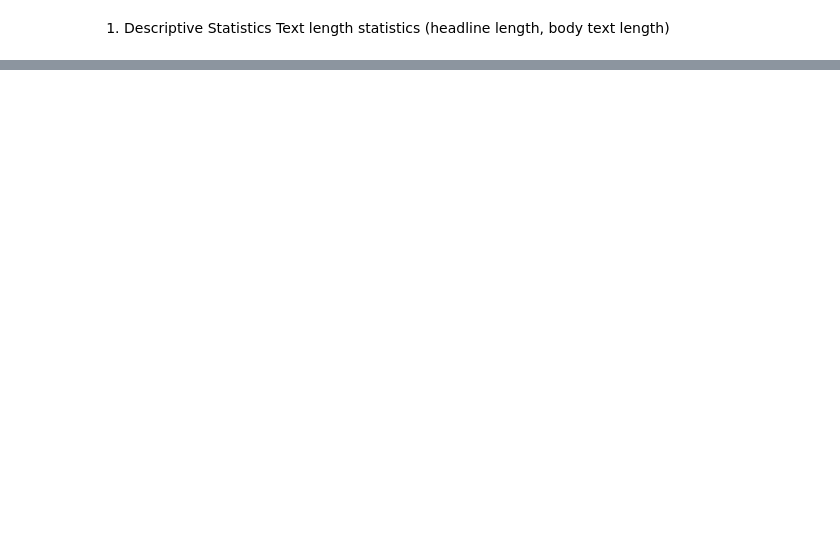
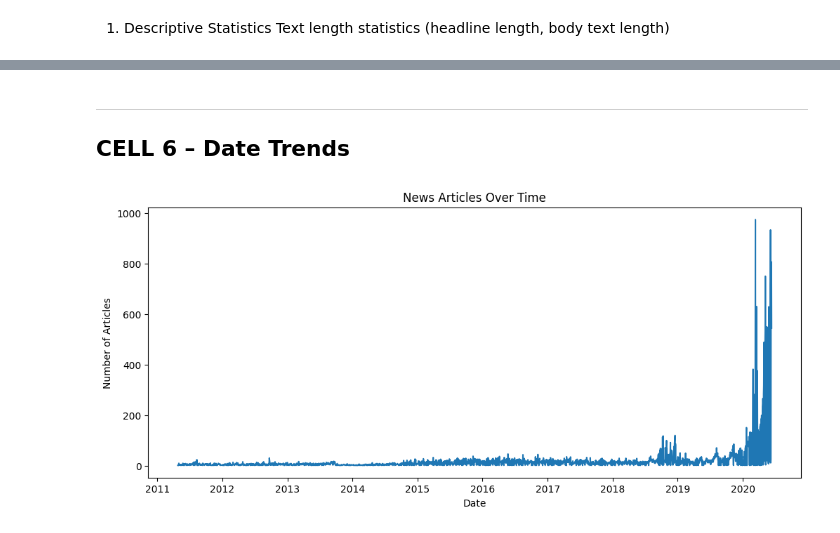
Before and after one commit to metasebiatilahun/Stock-market-EDA-week1-challenge, a Jupyter notebook: notebooks/market-news-eda.ipynb, the cells around one changed output, grey strips where cells are left out. Cells and saved outputs as stored; diff of their text form; code cells hidden in the pictures; blank space fills up the shorter version.

```diff
--- a/notebooks/market-news-eda.ipynb
+++ b/notebooks/market-news-eda.ipynb
@@ -26,0 +101,16 @@ NameError: name 'df' is not defined
+# %% [markdown]
+-----------------------------------------------
+CELL 6 – Date Trends
+-----------------------------------------------
+# %%
+df['date'] = pd.to_datetime(df['date'], errors='coerce')
+daily_counts = df.groupby(df['date'].dt.date).size()
+
+plt.figure(figsize=(12,5))
+daily_counts.plot()
+plt.title("News Articles Over Time")
+plt.xlabel("Date")
+plt.ylabel("Number of Articles")
+plt.show()
+# %% [output]
+[figure, added]
```
Also changed, not shown: parts of 30 cells of this notebook.
